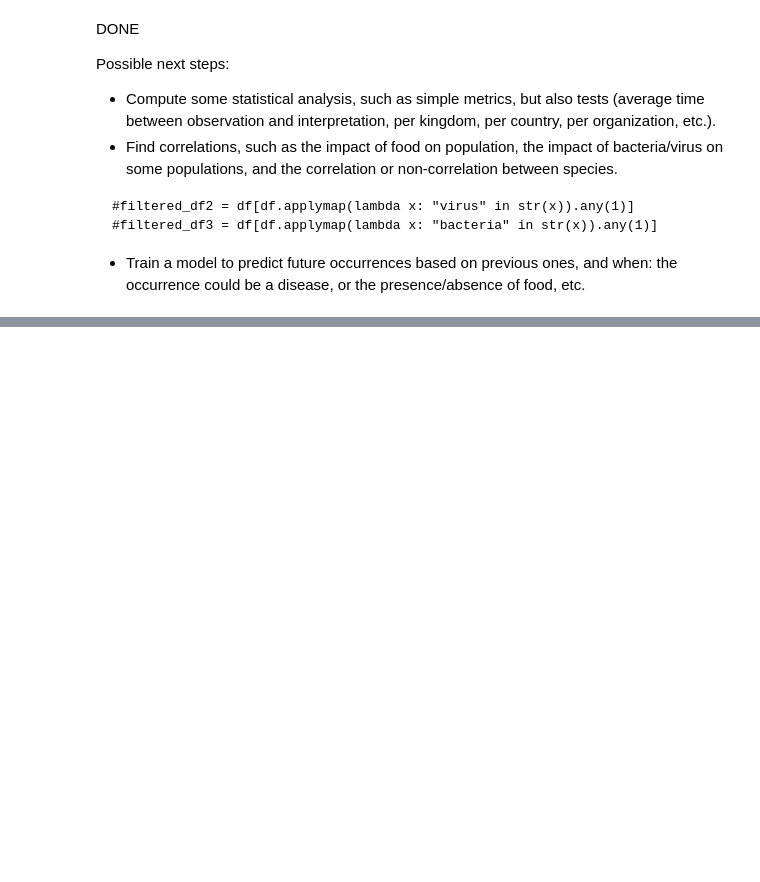
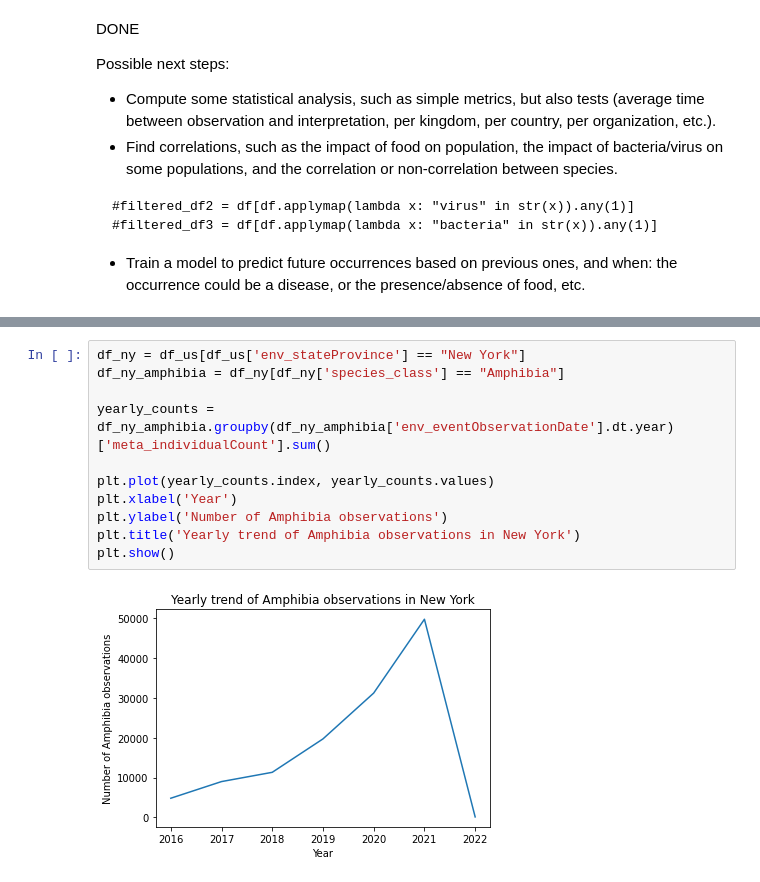
Before and after one commit to marqub/gbif-species-distribution, a Jupyter notebook: notebooks/phase-1-data-exploration.ipynb, the cells around one changed output, grey strips where cells are left out. Saved outputs shown, nothing was run; the diff lists cells and outputs as text; blank space fills up the shorter version.

```diff
--- a/notebooks/phase-1-data-exploration.ipynb
+++ b/notebooks/phase-1-data-exploration.ipynb
@@ -420,0 +505,13 @@ Possible next steps:
+# %%
+df_ny = df_us[df_us['env_stateProvince'] == "New York"]
+df_ny_amphibia = df_ny[df_ny['species_class'] == "Amphibia"]
+
+yearly_counts = df_ny_amphibia.groupby(df_ny_amphibia['env_eventObservationDate'].dt.year)['meta_individualCount'].sum()
+
+plt.plot(yearly_counts.index, yearly_counts.values)
+plt.xlabel('Year')
+plt.ylabel('Number of Amphibia observations')
+plt.title('Yearly trend of Amphibia observations in New York')
+plt.show()
+# %% [output]
+[figure, added]
```
Also changed, not shown: parts of 20 cells of this notebook.
